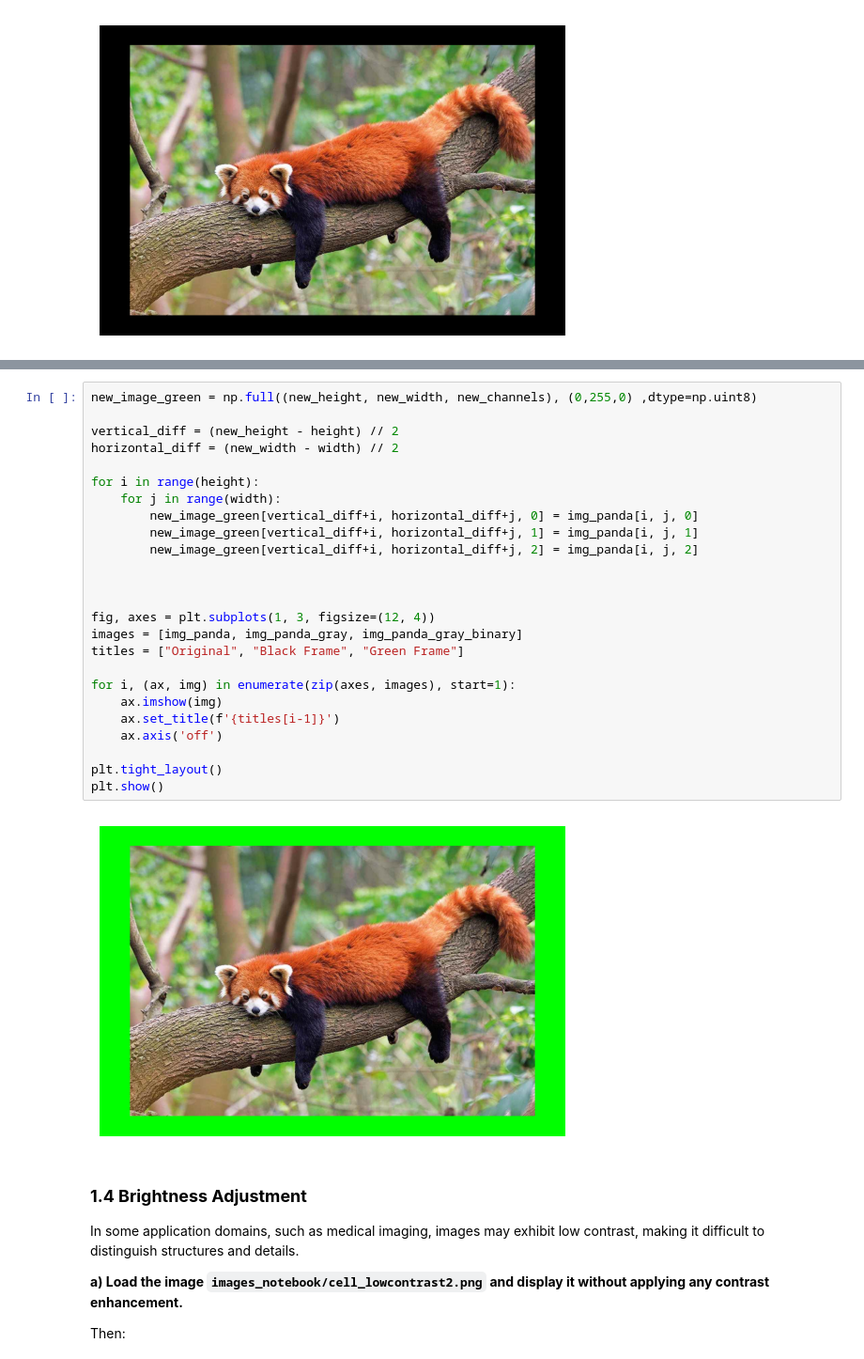
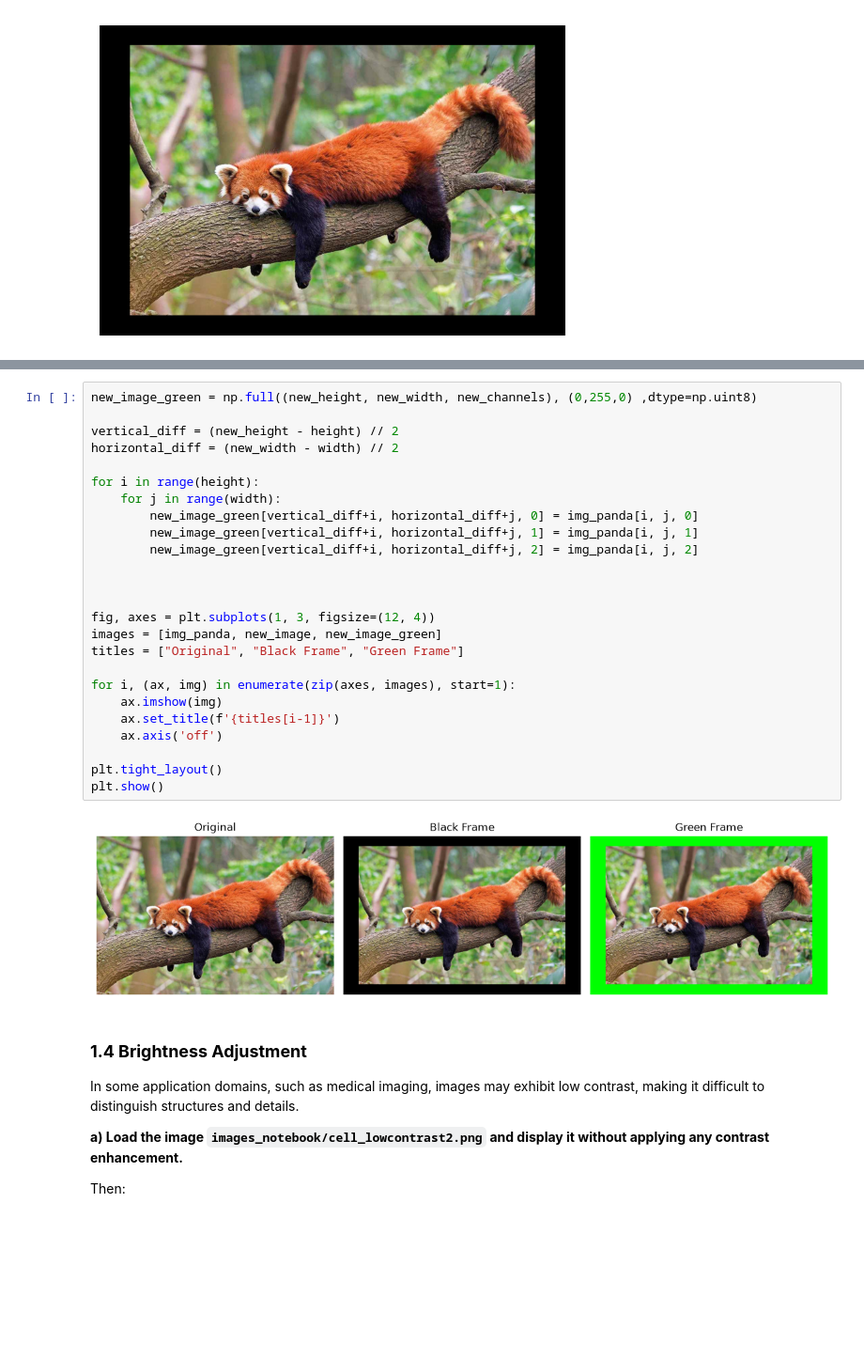
Before and after one commit to marcvergees/VA-P1, a Jupyter notebook: p1_material/2026_ComputerVision_P1.ipynb, the cells around one changed output, grey strips where cells are left out. Shown at 94% size. Drawn from its saved outputs; the diff is of its cells as text; blank space fills up the shorter version.

```diff
--- a/p1_material/2026_ComputerVision_P1.ipynb
+++ b/p1_material/2026_ComputerVision_P1.ipynb
@@ -367,30 +367,30 @@ New dimensions (height, width, channels):  919 1380 3
 # %%
 new_image_green = np.full((new_height, new_width, new_channels), (0,255,0) ,dtype=np.uint8)
 
 vertical_diff = (new_height - height) // 2
 horizontal_diff = (new_width - width) // 2
 
 for i in range(height):
     for j in range(width):
         new_image_green[vertical_diff+i, horizontal_diff+j, 0] = img_panda[i, j, 0]
         new_image_green[vertical_diff+i, horizontal_diff+j, 1] = img_panda[i, j, 1]
         new_image_green[vertical_diff+i, horizontal_diff+j, 2] = img_panda[i, j, 2]
 
 
 
 fig, axes = plt.subplots(1, 3, figsize=(12, 4))
-images = [img_panda, img_panda_gray, img_panda_gray_binary]
+images = [img_panda, new_image, new_image_green]
 titles = ["Original", "Black Frame", "Green Frame"]
 
 for i, (ax, img) in enumerate(zip(axes, images), start=1):
     ax.imshow(img)
     ax.set_title(f'{titles[i-1]}')
     ax.axis('off')
 
 plt.tight_layout()
 plt.show()
 # %% [output]
-[figure, old version]
+[figure, new version]
 # %% [markdown]
 ### **1.4 Brightness Adjustment**
 
```
Also changed, not shown: parts of 12 cells of this notebook.
